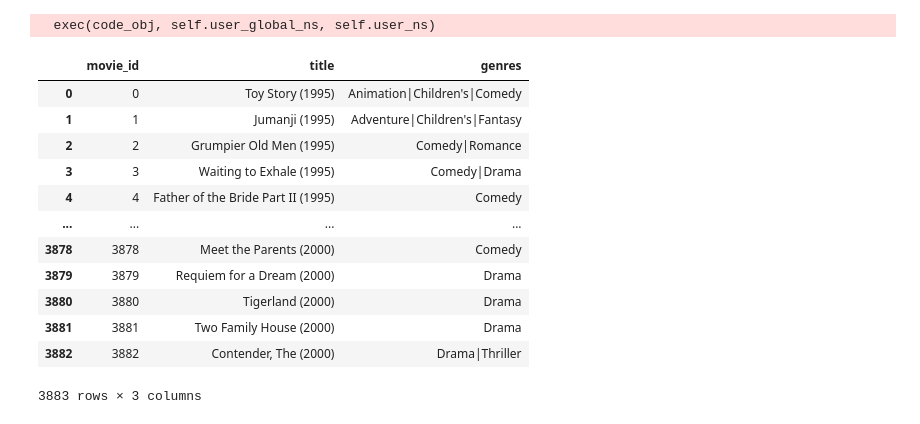
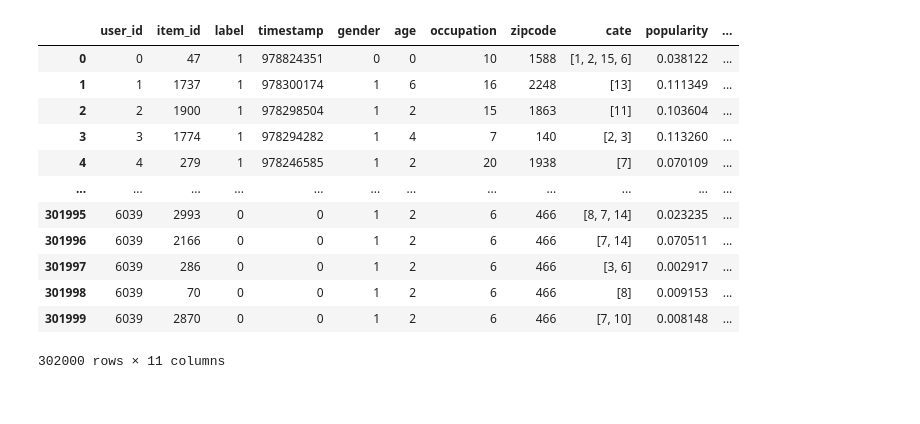
Before and after one commit to Grey-z/rec-fairness, a Jupyter notebook: script/testing/get_metrics.ipynb, the cells around one changed output. Saved outputs shown, nothing was run; the diff lists cells and outputs as text; code cells hidden in the pictures.

```diff
--- a/script/testing/get_metrics.ipynb
+++ b/script/testing/get_metrics.ipynb
@@ -117,0 +215,12 @@ evaluate_data
+# %%
+# model_name: DeepFM /
+# cate : all-feat / del-sf
+
+model_params = {'model_name': 'DeepFM',
+                'cate': 'liuyi-all-feats',
+                'embedding_dim': 4,
+                'batch_size': 256 }
+
+data_params = {'dataset': 'ml-1m'}
+
+test_data = create_ml_test_data(model_params,data_params)
@@ -118,3 +263,19 @@ evaluate_data
+# %%
+test_data
+# %% [output]
+|  | user_id | item_id | label | timestamp | gender | age | occupation | zipcode | cate | popularity | ... |
+| 0 | 0 | 47 | 1 | 978824351 | 0 | 0 | 10 | 1588 | [1, 2, 15, 6] | 0.038122 | ... |
+| 1 | 1 | 1737 | 1 | 978300174 | 1 | 6 | 16 | 2248 | [13] | 0.111349 | ... |
+| 2 | 2 | 1900 | 1 | 978298504 | 1 | 2 | 15 | 1863 | [11] | 0.103604 | ... |
+| 3 | 3 | 1774 | 1 | 978294282 | 1 | 4 | 7 | 140 | [2, 3] | 0.113260 | ... |
+| 4 | 4 | 279 | 1 | 978246585 | 1 | 2 | 20 | 1938 | [7] | 0.070109 | ... |
+| ... | ... | ... | ... | ... | ... | ... | ... | ... | ... | ... | ... |
+| 301995 | 6039 | 2993 | 0 | 0 | 1 | 2 | 6 | 466 | [8, 7, 14] | 0.023235 | ... |
+| 301996 | 6039 | 2166 | 0 | 0 | 1 | 2 | 6 | 466 | [7, 14] | 0.070511 | ... |
+| 301997 | 6039 | 286 | 0 | 0 | 1 | 2 | 6 | 466 | [3, 6] | 0.002917 | ... |
+| 301998 | 6039 | 70 | 0 | 0 | 1 | 2 | 6 | 466 | [8] | 0.009153 | ... |
+| 301999 | 6039 | 2870 | 0 | 0 | 1 | 2 | 6 | 466 | [7, 10] | 0.008148 | ... |
+302000 rows × 11 columns
 # %%
 class rec_metrics(object):
     def __init__(self, evaluate_data,k):
@@ -345,33 +510,0 @@ class rec_fairness_metrics(object):
-# %%
-# load movie data
-# data path
-data_path = '/data/linghui/ml-1m/'
-# data_path = '/home/nesa320/huizhong/movielens/data-ml/'
-# file : ratings.dat  movies.dat  users.dat
-
-user_file = data_path + 'users.dat'
-rating_file = data_path + 'ratings.dat'
-movie_file = data_path + 'movies.dat'
-
-movie_data = pd.read_csv(movie_file, sep='::', header=None, error_bad_lines=False,engine='python', encoding="ISO-8859-1")
-movie_data.columns = ['movie_id', 'title', 'genres']
-lbe_feats = ['movie_id']
-for feat in lbe_feats:
-    lbe = LabelEncoder()
-    movie_data[feat] = lbe.fit_transform(movie_data[feat])
-movie_data
-# %% [output]
-  exec(code_obj, self.user_global_ns, self.user_ns)
-|  | movie_id | title | genres |
-| 0 | 0 | Toy Story (1995) | Animation|Children's|Comedy |
-| 1 | 1 | Jumanji (1995) | Adventure|Children's|Fantasy |
-| 2 | 2 | Grumpier Old Men (1995) | Comedy|Romance |
-| 3 | 3 | Waiting to Exhale (1995) | Comedy|Drama |
-| 4 | 4 | Father of the Bride Part II (1995) | Comedy |
-| ... | ... | ... | ... |
-| 3878 | 3878 | Meet the Parents (2000) | Comedy |
-| 3879 | 3879 | Requiem for a Dream (2000) | Drama |
-| 3880 | 3880 | Tigerland (2000) | Drama |
-| 3881 | 3881 | Two Family House (2000) | Drama |
-| 3882 | 3882 | Contender, The (2000) | Drama|Thriller |
-3883 rows × 3 columns
```
Also changed, not shown: parts of 29 cells of this notebook, 8 other files.
